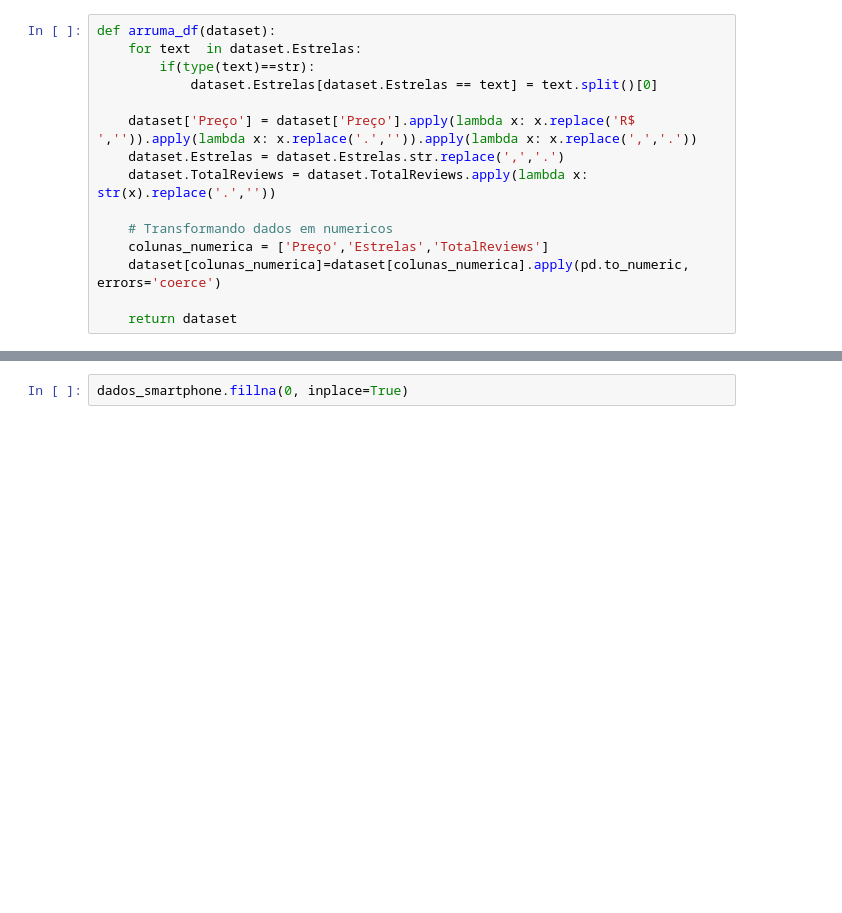
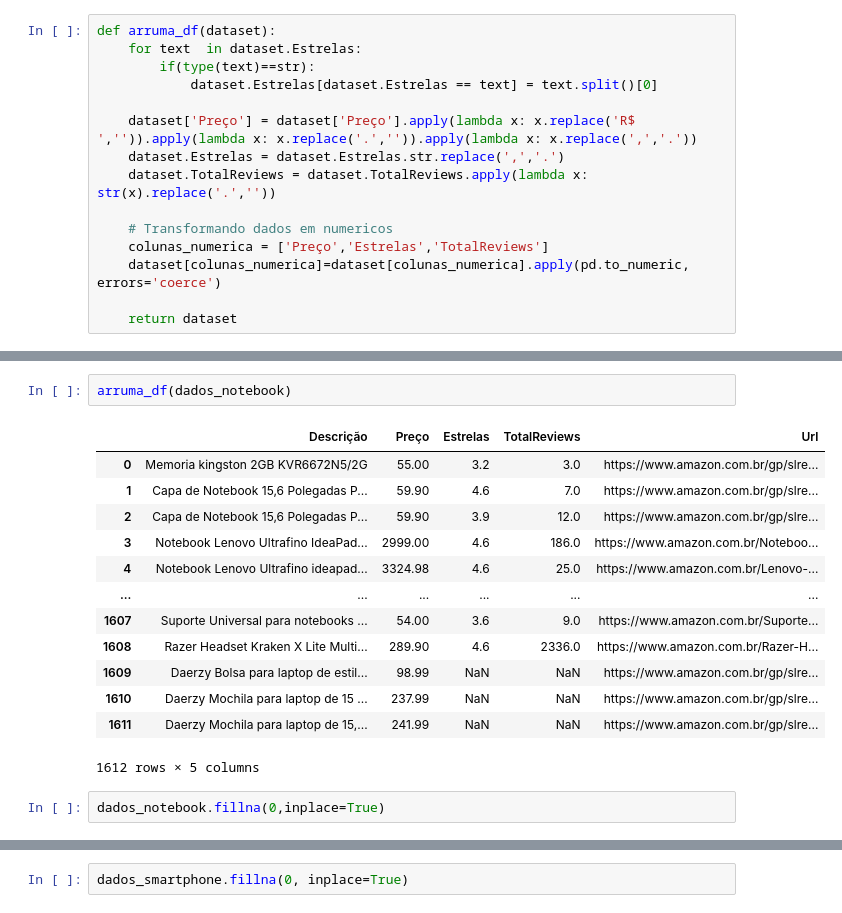
Before and after one commit to vitordutra/desafio-3-trilhas-webscraping, a Jupyter notebook: amazon/analise_dados_amazon.ipynb, the cells around one changed output, grey strips where cells are left out. Saved outputs shown, nothing was run; the diff lists cells and outputs as text; blank space fills up the shorter version.

```diff
--- a/amazon/analise_dados_amazon.ipynb
+++ b/amazon/analise_dados_amazon.ipynb
@@ -34,0 +39,18 @@ def arruma_df(dataset):
+# %%
+arruma_df(dados_notebook)
+# %% [output]
+|  | Descrição | Preço | Estrelas | TotalReviews | Url |
+| 0 | Memoria kingston 2GB KVR6672N5/2G | 55.00 | 3.2 | 3.0 | https://www.amazon.com.br/gp/slre... |
+| 1 | Capa de Notebook 15,6 Polegadas P... | 59.90 | 4.6 | 7.0 | https://www.amazon.com.br/gp/slre... |
+| 2 | Capa de Notebook 15,6 Polegadas P... | 59.90 | 3.9 | 12.0 | https://www.amazon.com.br/gp/slre... |
+| 3 | Notebook Lenovo Ultrafino IdeaPad... | 2999.00 | 4.6 | 186.0 | https://www.amazon.com.br/Noteboo... |
+| 4 | Notebook Lenovo Ultrafino ideapad... | 3324.98 | 4.6 | 25.0 | https://www.amazon.com.br/Lenovo-... |
+| ... | ... | ... | ... | ... | ... |
+| 1607 | Suporte Universal para notebooks ... | 54.00 | 3.6 | 9.0 | https://www.amazon.com.br/Suporte... |
+| 1608 | Razer Headset Kraken X Lite Multi... | 289.90 | 4.6 | 2336.0 | https://www.amazon.com.br/Razer-H... |
+| 1609 | Daerzy Bolsa para laptop de estil... | 98.99 | NaN | NaN | https://www.amazon.com.br/gp/slre... |
+| 1610 | Daerzy Mochila para laptop de 15 ... | 237.99 | NaN | NaN | https://www.amazon.com.br/gp/slre... |
+| 1611 | Daerzy Mochila para laptop de 15,... | 241.99 | NaN | NaN | https://www.amazon.com.br/gp/slre... |
+1612 rows × 5 columns
+# %%
+dados_notebook.fillna(0,inplace=True)
```
Also changed, not shown: parts of 15 cells of this notebook, 5 other files.
